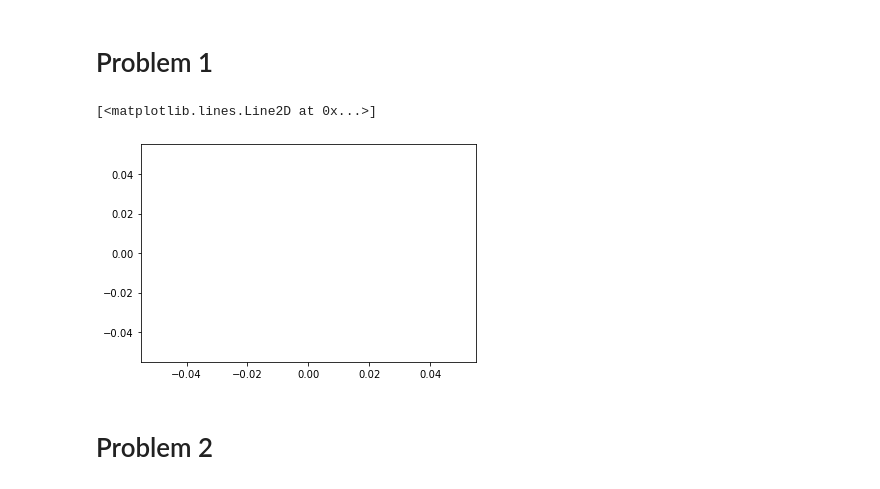
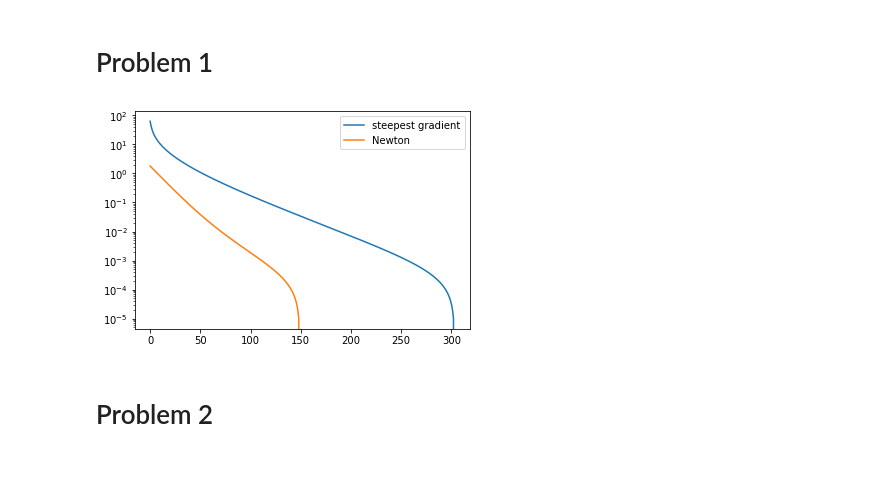
Before and after one commit to aya-se/advanced-machine-learning-2022, a Jupyter notebook: shimosaka_final.ipynb, the cells around one changed output. Cells and saved outputs as stored; diff of their text form; code cells hidden in the pictures.

```diff
--- a/shimosaka_final.ipynb
+++ b/shimosaka_final.ipynb
@@ -103,10 +60,32 @@ loss_hist_newton = [] # to store the history of loss J(w_t)
+# %%
+#J(w_t)の2階微分の計算
+def grad_J2(w_t):
+    val = 2 * lam * np.ones([4,4])
+    for i in range(n):
+        #val += np.exp(-y_d4[i] * w_t @ x_d4[i].T) * (-y_d4[i] * x_d4[i]) / (1 + np.exp(-y_d4[i] * w_t @ x_d4[i].T))**2
+        val += np.exp(-y_d4[i] * w_t @ x_d4[i].T) * (-y_d4[i] * x_d4[i])**2 / (1 + np.exp(-y_d4[i] * w_t @ x_d4[i].T))**2
+    return val
+
+# ニュートン法による更新
+w_t = np.array([1/(i+1) for i in range(4)]) # 適当に初期化
+loss_hist_newton = [] # to store the history of loss J(w_t)
+loss_hist_newton.append(J(w_t))
+
+while True:
+    prev = J(w_t)
+    d = (-grad_J2(w_t)**-1 @ grad_J(w_t)).squeeze()
+    w_t += lr * d
+    loss_hist_newton.append(J(w_t))
+    if abs(J(w_t) - prev) <= eps:
+        break
 # %%
 # plot the result
-plt.plot(loss_hist_batch)
-plt.plot(loss_hist_newton)
+plt.plot(loss_hist_batch - loss_hist_batch[-1], label="steepest gradient")
+plt.plot(loss_hist_newton - loss_hist_newton[-1], label="Newton")
+plt.legend()
+plt.yscale("log")
 # %% [output]
-[<matplotlib.lines.Line2D at 0x...>]
-[figure, old version]
+[figure, new version]
 # %% [markdown]
 # Problem 2
 # %%
```
Also changed, not shown: parts of 16 cells of this notebook.
